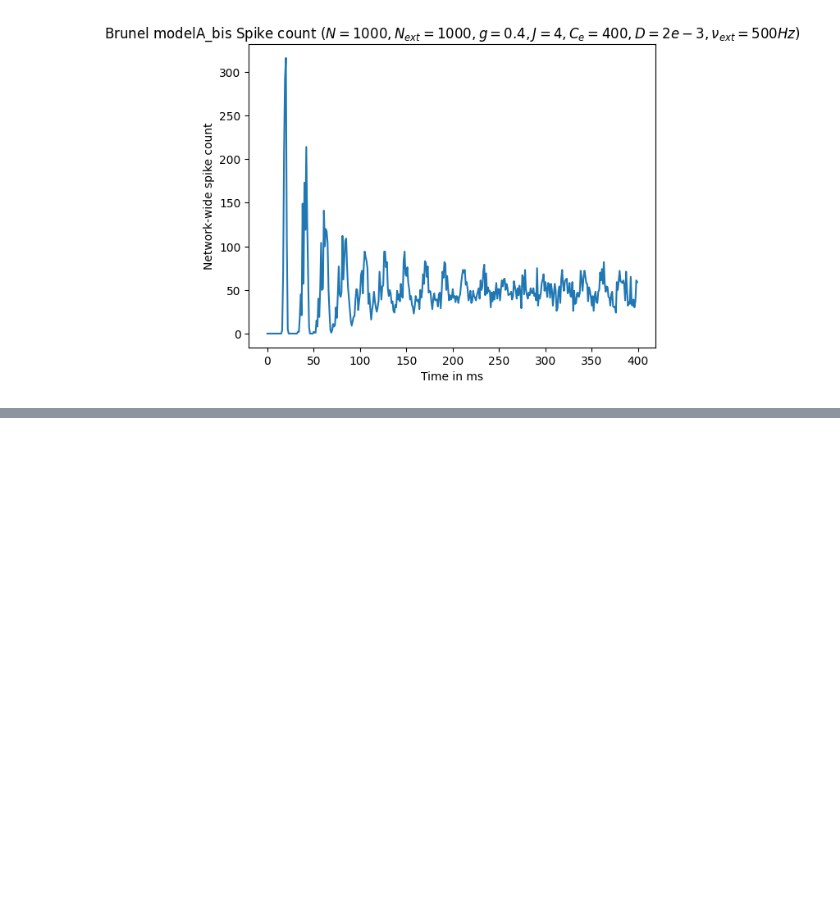
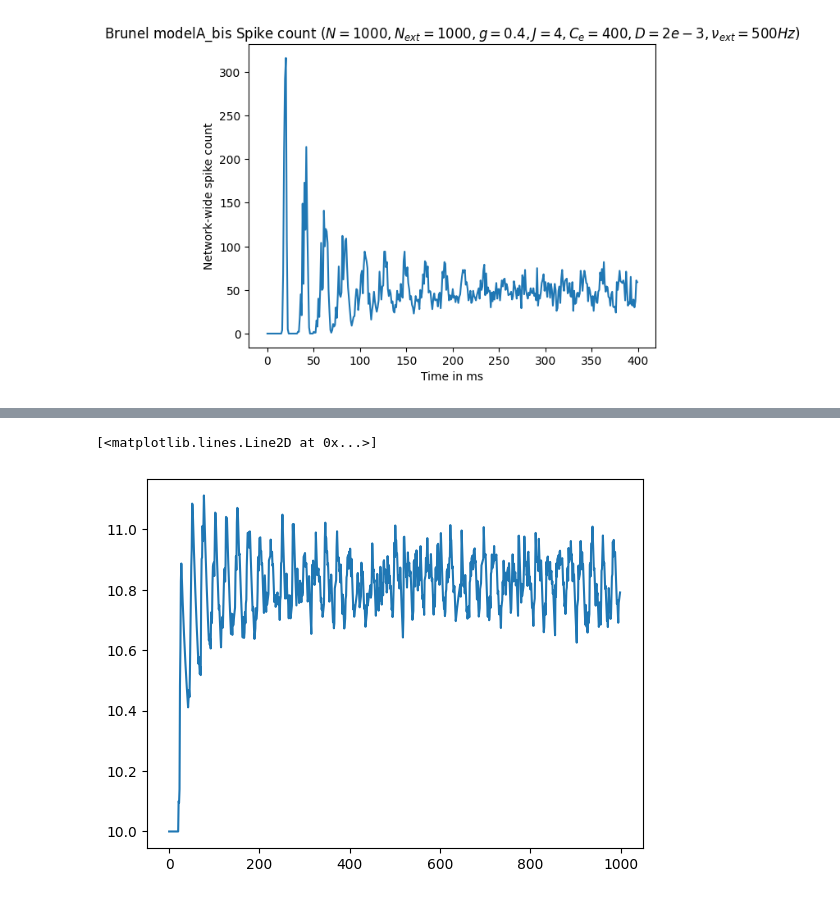
Before and after one commit to zeynoozkaya/burst_model, a Jupyter notebook: BrunelModel.ipynb, the cells around one changed output, grey strips where cells are left out. Cells and saved outputs as stored; diff of their text form; code cells hidden in the pictures; blank space fills up the shorter version.

```diff
--- a/BrunelModel.ipynb
+++ b/BrunelModel.ipynb
@@ -311,0 +310,5 @@ model2.plot_raster()
+# %%
+plt.plot(model2.V[:, 200])
+# %% [output]
+[<matplotlib.lines.Line2D at 0x...>]
+[figure, added]
```
Also changed, not shown: parts of 8 cells of this notebook.
